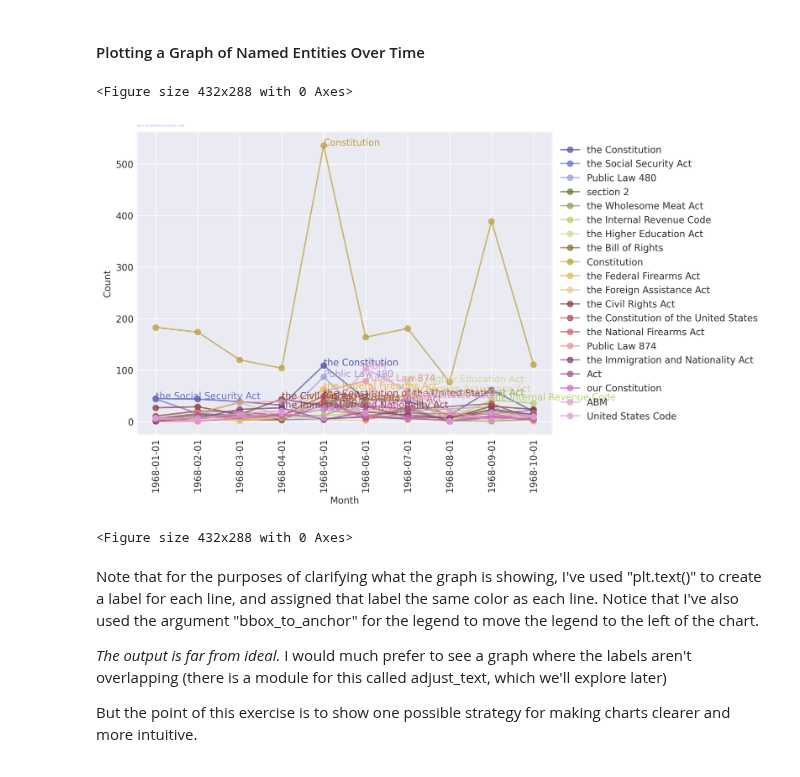
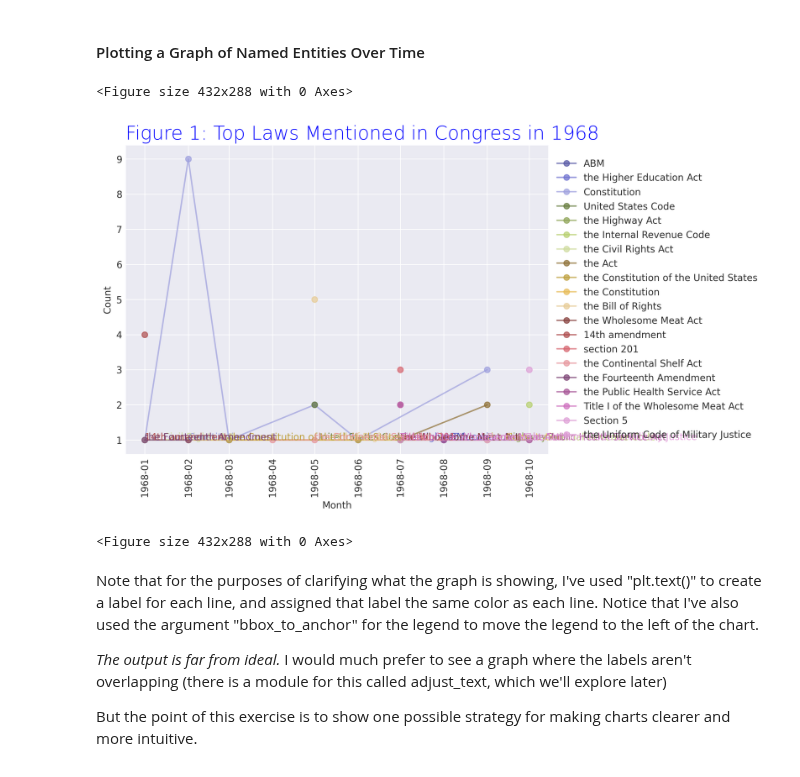
Before and after one commit to stephbuon/digital-history, a Jupyter notebook: hist3368-week9-named-entities/hist3368-week9-named-entity-recognition-congress-w-kwic.ipynb, the cells around one changed output. Drawn from its saved outputs; the diff is of its cells as text; code cells hidden in the pictures.

```diff
--- a/hist3368-week9-named-entities/hist3368-week9-named-entity-recognition-congress-w-kwic.ipynb
+++ b/hist3368-week9-named-entities/hist3368-week9-named-entity-recognition-congress-w-kwic.ipynb
@@ -580,4 +612,5 @@ top_laws
 # %% [markdown]
 First, let's "group" by month and law and "count" how many times each law is mentioned in each month.
 # %%
-law_per_month_counts = congress_1968_law_exploded.groupby(['month_year', 'law'])['law'].count() # count how many unique months correspond to each law
+law_per_month_counts = congress_1968_law_exploded.groupby(['month_year', 'law']).size().reset_index(name='count') # count how many unique months correspond to each law
+law_per_month_counts
@@ -586,6 +630,0 @@ Minor reformatting.
-# %%
-law_per_month_counts = pd.DataFrame(law_per_month_counts) # convert from Series to DataFrame
-law_per_month_counts.columns = ['count'] # label the one column "count"
-law_per_month_counts = law_per_month_counts.reset_index() # turn the multi-index into columns 'year' and 'vocab'
-law_per_month_counts = law_per_month_counts.sort_values('count', ascending = False) # sort by 'count'
-law_per_month_counts[:5]
@@ -599,3 +631,5 @@ law_per_month_counts[:5]
+# %%
+law_per_month_counts['month_year'] = pd.to_datetime(law_per_month_counts['month_year'], format='%D/%M/%Y')
 # %% [markdown]
 What are the laws talked about each month *most frequently*?
 # %%
@@ -644,0 +677,3 @@ Let's do some minor reformatting of the Month-Year from string into datetime() d
+# %%
+top_laws_with_month = top_laws_with_month.sort_index(inplace=False)
+top_laws_with_month[:5]
@@ -656,38 +698,40 @@ import random
 figure(figsize=(8, 6), dpi=300)
 
 plt.style.use('seaborn-darkgrid') # this gives us a grid with a dark background.  you can play with this to change the style.
 palette = plt.get_cmap('tab20b') # this tells matplotlib what colors to use.  you can play with this to change the colors.
 num=0
 
+
 for entity in set(top_laws_with_month['law']): # one loop for each color/line
 
         # get points
         num+=1 # for each new word, the counter 'num' changes
         x = top_laws_with_month.loc[top_laws_with_month['law'] == entity, 'month_year'] # x points
         y = top_laws_with_month.loc[top_laws_with_month['law'] == entity, 'count'] # y points
-        x2, y2 = zip(*sorted(zip(x, y))) # get everything in the right order
+
+        #x2, y2 = zip(*sorted(zip(x, y))) # get everything in the right order
 
         # make a line
-        plt.plot(x2, # x axis
-             y2,  # y axis
+        plt.plot(x, # x axis
+             y,  # y axis
              '-o', # make dots with lines
              color=palette(num), alpha=0.7, label=entity) # num tells the plot to choose a different color this time
 
         # make labels
         y3 = max(y2) # label lines at their highest point
         entity_points = top_laws_with_month[top_laws_with_month['law'] == entity]
         x3 = random.choice(entity_points[entity_points['count'] == max(entity_points['count'])]['month_year'].tolist()) # more for finding the highest point
         plt.text(x3, y3, entity, color = palette(num), size = 10) # this is the code to supply a label for each line
 
 plt.legend(loc='center left', bbox_to_anchor=(1, 0.5)) # move the legend
 plt.xticks(rotation=90)
-plt.title("Figure 1: Top Laws Mentioned in Congress in 1968", loc='left', fontsize=2, fontweight=5, color='Blue')
+plt.title("Figure 1: Top Laws Mentioned in Congress in 1968", loc='left', fontsize=20, fontweight=5, color='Blue')
 plt.xlabel("Month")
 plt.ylabel("Count")
 plt.figure()
 # %% [output]
 <Figure size 432x288 with 0 Axes>
-[figure, old version]
+[figure, new version]
 <Figure size 432x288 with 0 Axes>
 # %% [markdown]
 Note that for the purposes of clarifying what the graph is showing, I've used "plt.text()" to create a label for each line, and assigned that label the same color as each line.  Notice that I've also used the argument "bbox_to_anchor" for the legend to move the legend to the left of the chart.
```
Also changed, not shown: parts of 33 cells of this notebook.
